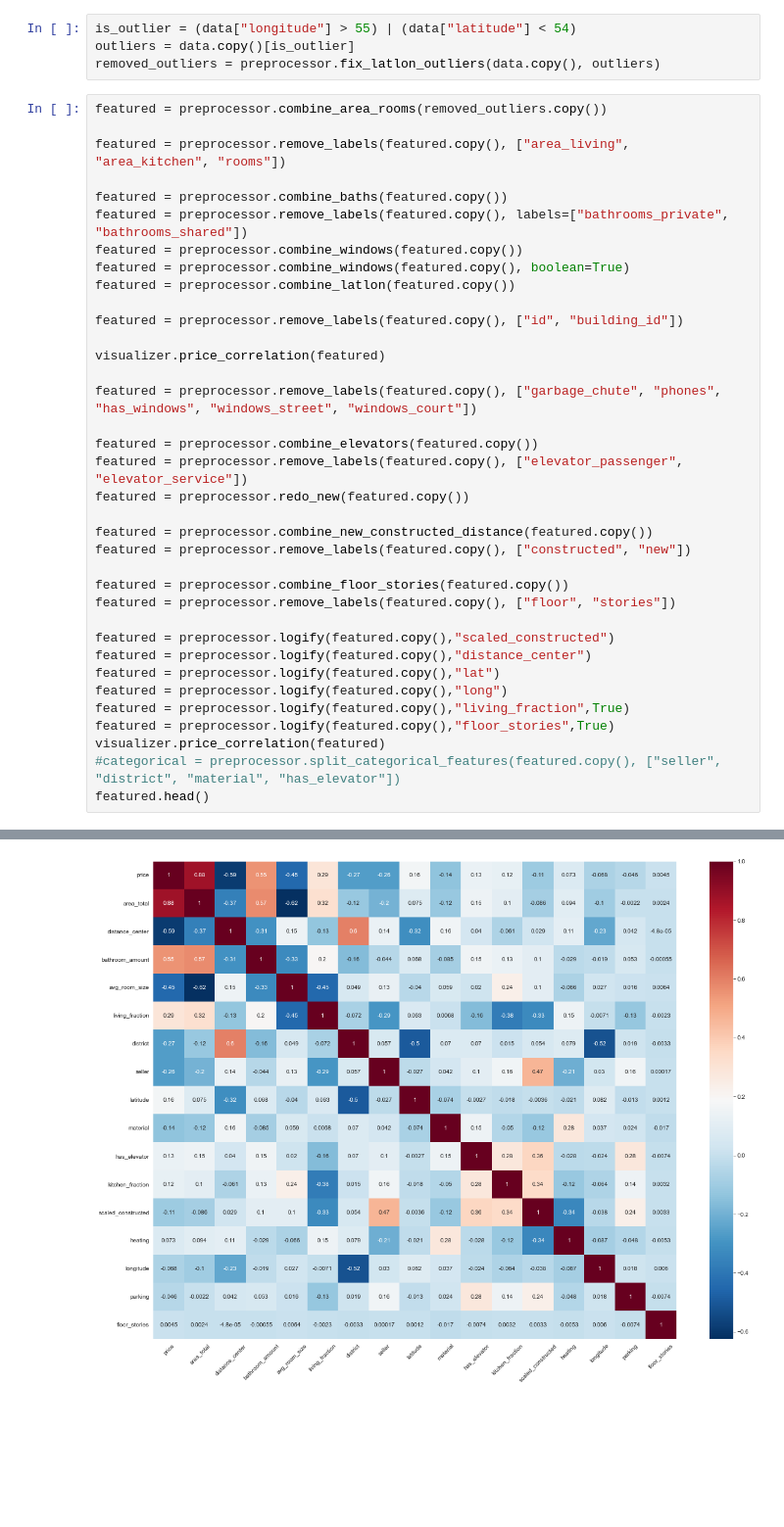
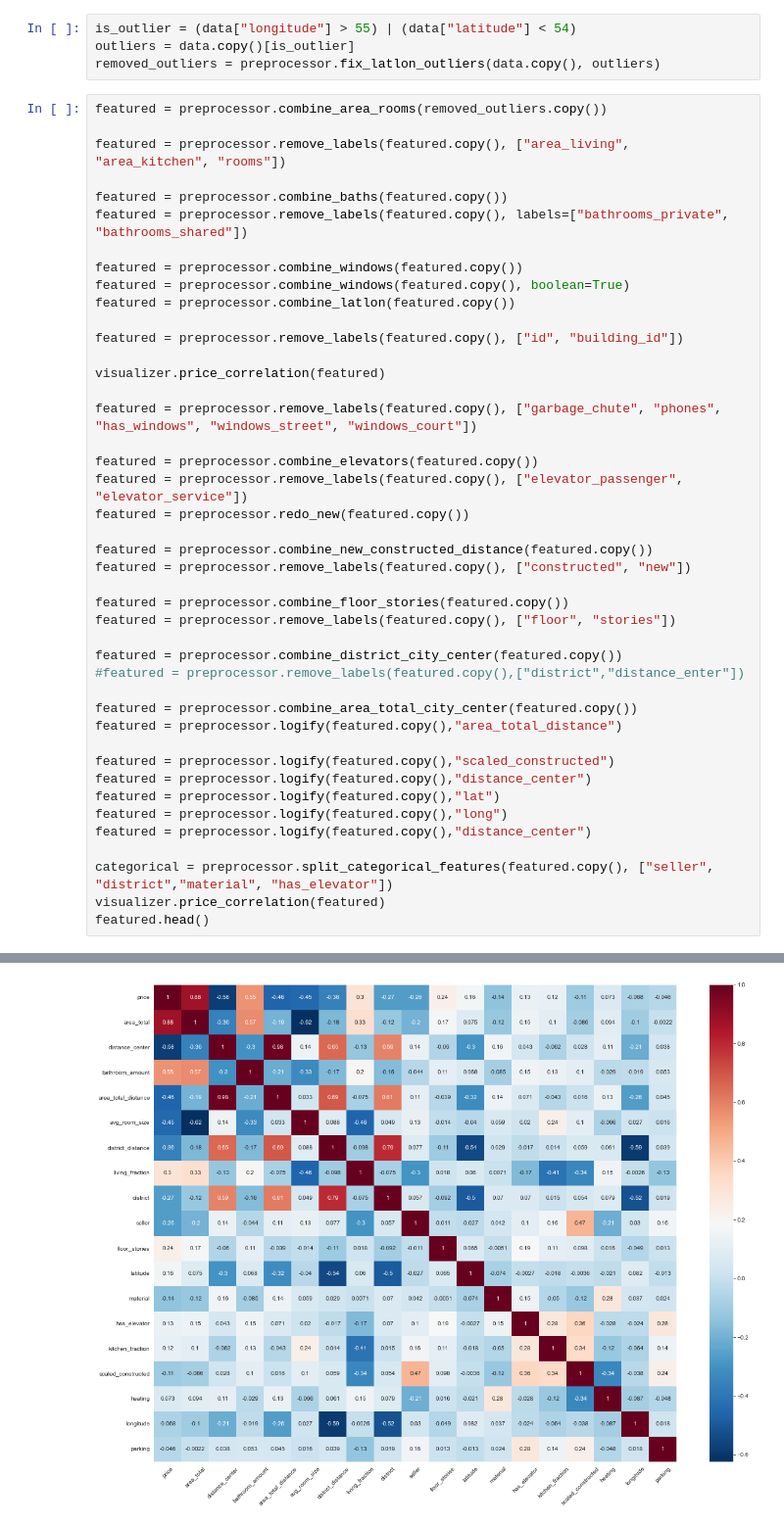
Before and after one commit to Olaussen/TDT4173_group69, a Jupyter notebook: src/testing_shitt.ipynb, the cells around one changed output, grey strips where cells are left out. Shown at 98% size. Cells and saved outputs as stored; diff of their text form; blank space fills up the shorter version.

```diff
--- a/src/testing_shitt.ipynb
+++ b/src/testing_shitt.ipynb
@@ -97,6 +100,7 @@ featured = preprocessor.remove_labels(featured.copy(), ["area_living", "area_kit
 
 featured = preprocessor.combine_baths(featured.copy())
 featured = preprocessor.remove_labels(featured.copy(), labels=["bathrooms_private", "bathrooms_shared"])
+
 featured = preprocessor.combine_windows(featured.copy())
 featured = preprocessor.combine_windows(featured.copy(), boolean=True)
 featured = preprocessor.combine_latlon(featured.copy())
@@ -104,37 +108,43 @@ featured = preprocessor.combine_latlon(featured.copy())
 featured = preprocessor.remove_labels(featured.copy(), ["id", "building_id"])
 
 visualizer.price_correlation(featured)
 
 featured = preprocessor.remove_labels(featured.copy(), ["garbage_chute", "phones", "has_windows", "windows_street", "windows_court"])
 
 featured = preprocessor.combine_elevators(featured.copy())
 featured = preprocessor.remove_labels(featured.copy(), ["elevator_passenger", "elevator_service"])
 featured = preprocessor.redo_new(featured.copy())
 
 featured = preprocessor.combine_new_constructed_distance(featured.copy())
 featured = preprocessor.remove_labels(featured.copy(), ["constructed", "new"])
 
 featured = preprocessor.combine_floor_stories(featured.copy())
 featured = preprocessor.remove_labels(featured.copy(), ["floor", "stories"])
 
+featured = preprocessor.combine_district_city_center(featured.copy())
+#featured = preprocessor.remove_labels(featured.copy(),["district","distance_enter"])
+
+featured = preprocessor.combine_area_total_city_center(featured.copy())
+featured = preprocessor.logify(featured.copy(),"area_total_distance")
+
 featured = preprocessor.logify(featured.copy(),"scaled_constructed")
 featured = preprocessor.logify(featured.copy(),"distance_center")
 featured = preprocessor.logify(featured.copy(),"lat")
 featured = preprocessor.logify(featured.copy(),"long")
-featured = preprocessor.logify(featured.copy(),"living_fraction",True)
-featured = preprocessor.logify(featured.copy(),"floor_stories",True)
+featured = preprocessor.logify(featured.copy(),"distance_center")
+
+categorical = preprocessor.split_categorical_features(featured.copy(), ["seller", "district","material", "has_elevator"])
 visualizer.price_correlation(featured)
-#categorical = preprocessor.split_categorical_features(featured.copy(), ["seller", "district", "material", "has_elevator"])
 featured.head()
 # %% [output]
 |  | seller | price | area_total | latitude | longitude | district | material | parking | heating | ... |
 | 0 | 3.0 | 15.781156 | 4.097672 | 55.544046 | 37.478055 | 11.0 | 3.0 | 1.0 | -1.0 | ... |
 | 1 | -1.0 | 16.166886 | 4.488636 | 55.861282 | 37.666647 | 2.0 | 3.0 | 1.0 | 0.0 | ... |
 | 2 | 3.0 | 16.014916 | 4.375757 | 55.663299 | 37.515335 | 6.0 | 3.0 | 1.0 | -1.0 | ... |
 | 3 | -1.0 | 16.166886 | 4.488636 | 55.861282 | 37.666647 | 2.0 | 3.0 | 1.0 | 0.0 | ... |
 | 4 | -1.0 | 16.447399 | 4.369448 | 55.590785 | 37.451438 | 11.0 | 2.0 | 1.0 | 0.0 | ... |
 [figure]
-[figure, old version]
+[figure, new version]
 # %%
 # Seperating training and test data
 train_data = categorical[:23285].copy()
```
Also changed, not shown: parts of 4 cells of this notebook, 4 other files.
